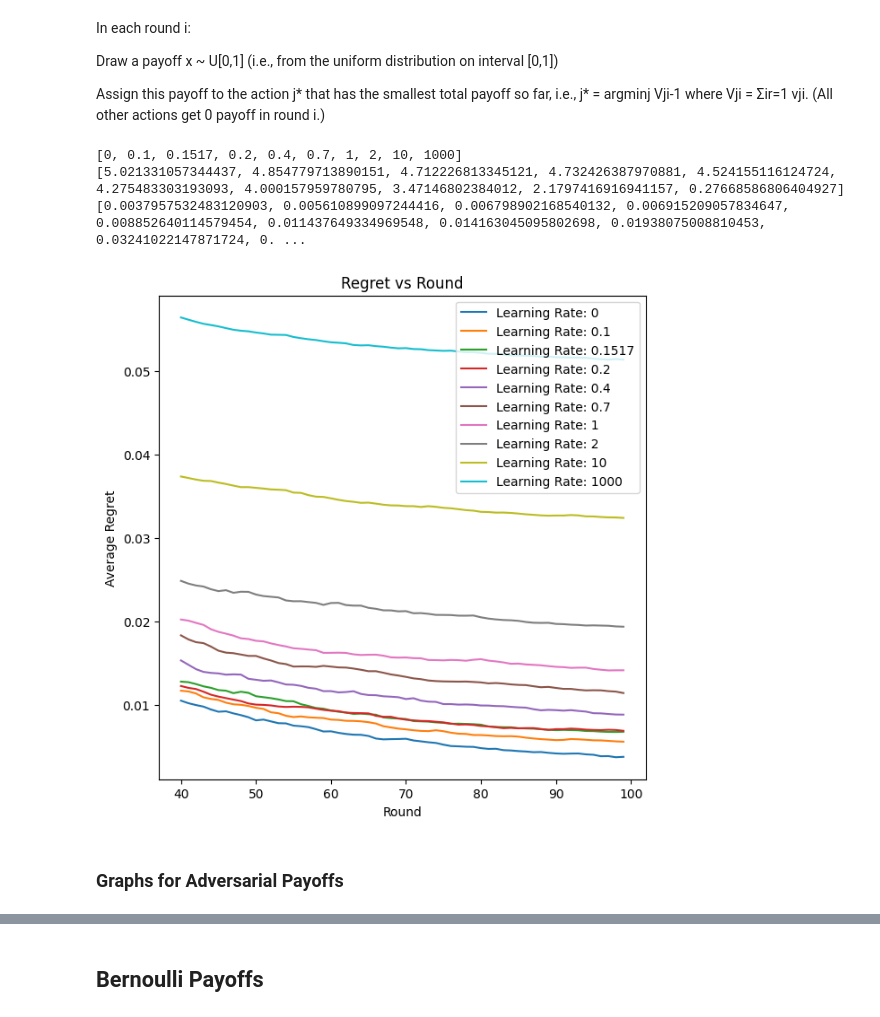
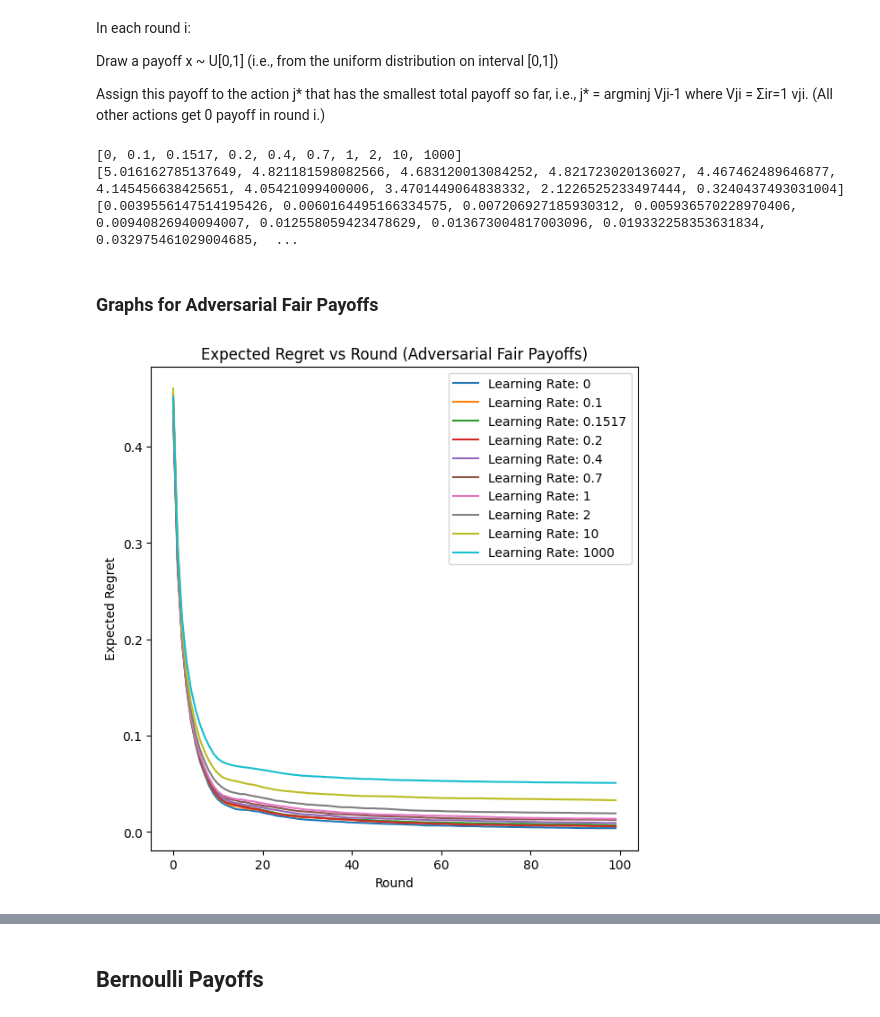
Before and after one commit to PrabhavJain10/Online-Markets, a Jupyter notebook: proj2.ipynb, the cells around one changed output, grey strips where cells are left out. Cells and saved outputs as stored; diff of their text form; code cells hidden in the pictures.

```diff
--- a/proj2.ipynb
+++ b/proj2.ipynb
@@ -29,7 +31,7 @@ class EWAlg:
             newWeight = (1+self.epsilon)**(self.payoffs[j]/self.h)
             self.weights[j] = newWeight
         self.sumWeights = np.sum(self.weights)
-        if(self.epsilon > 10):
+        if(self.epsilon > 1):
             self.weights = self.weights/self.sumWeights
             self.sumWeights = np.sum(self.weights)
         self.probs = self.weights/self.sumWeights
@@ -87,37 +89,37 @@ n = 100
 epsilons = [0, 0.1, 0.1517, 0.2, 0.4, 0.7, 1, 2, 10, 1000] # to be studied
 monteCarloBound = 1000
 
-epsilonPayoffs = []
-epsilonRegretPerRound = []
+AFEpsilonPayoffs = []
+AFEpsilonRegretPerRound = []
 for epsilon in epsilons:
     finalPayoff, regretPerRound = MonteCarlo(monteCarloBound, AdversarialFair, epsilon, k, h, n)
-    epsilonPayoffs.append(finalPayoff)
-    epsilonRegretPerRound.append(regretPerRound)
+    AFEpsilonPayoffs.append(finalPayoff)
+    AFEpsilonRegretPerRound.append(regretPerRound)
 
-epsilonAvgRegrets = [i[99] for i in epsilonRegretPerRound]
+AFEpsilonAvgRegrets = [i[99] for i in AFEpsilonRegretPerRound]
 print(epsilons)
-print(epsilonPayoffs)
-print(epsilonAvgRegrets)
+print(AFEpsilonPayoffs)
+print(AFEpsilonAvgRegrets)
 # %% [output]
 [0, 0.1, 0.1517, 0.2, 0.4, 0.7, 1, 2, 10, 1000]
-[5.021331057344437, 4.854779713890151, 4.712226813345121, 4.732426387970881, 4.524155116124724, 4.275483303193093, 4.000157959780795, 3.47146802384012, 2.1797416916941157, 0.27668586806404927]
-[0.0037957532483120903, 0.005610899097244416, 0.006798902168540132, 0.006915209057834647, 0.008852640114579454, 0.011437649334969548, 0.014163045095802698, 0.01938075008810453, 0.03241022147871724, 0. ...
+[5.016162785137649, 4.821181598082566, 4.683120013084252, 4.821723020136027, 4.467462489646877, 4.145456638425651, 4.05421099400006, 3.4701449064838332, 2.1226525233497444, 0.3240437493031004]
+[0.0039556147514195426, 0.0060164495166334575, 0.007206927185930312, 0.005936570228970406, 0.00940826940094007, 0.012558059423478629, 0.013673004817003096, 0.019332258353631834, 0.032975461029004685,  ...
+# %% [markdown]
+### Graphs for Adversarial Fair Payoffs
 # %%
 f = plt.figure()
 f.set_figwidth(7)
 f.set_figheight(7)
 
 for i in range(len(epsilons)):
-    plt.plot(np.arange(40, n), epsilonRegretPerRound[i][40:], label = "Learning Rate: "+ str(epsilons[i]))
-plt.title('Regret vs Round')
+    plt.plot(np.arange(n), AFEpsilonRegretPerRound[i], label = "Learning Rate: "+ str(epsilons[i]))
+plt.title('Expected Regret vs Round (Adversarial Fair Payoffs)')
 plt.xlabel('Round')
-plt.ylabel('Average Regret')
+plt.ylabel('Expected Regret')
 plt.legend()
 plt.show()
 # %% [output]
-[figure, old version]
+[figure, new version]
-# %% [markdown]
-### Graphs for Adversarial Payoffs
 # %%
 X_axis = np.arange(len(epsilons))
 f, ax = plt.subplots(figsize=(16,8)) # set the size that you'd like (width, height)
```
Also changed, not shown: parts of 25 cells of this notebook.
